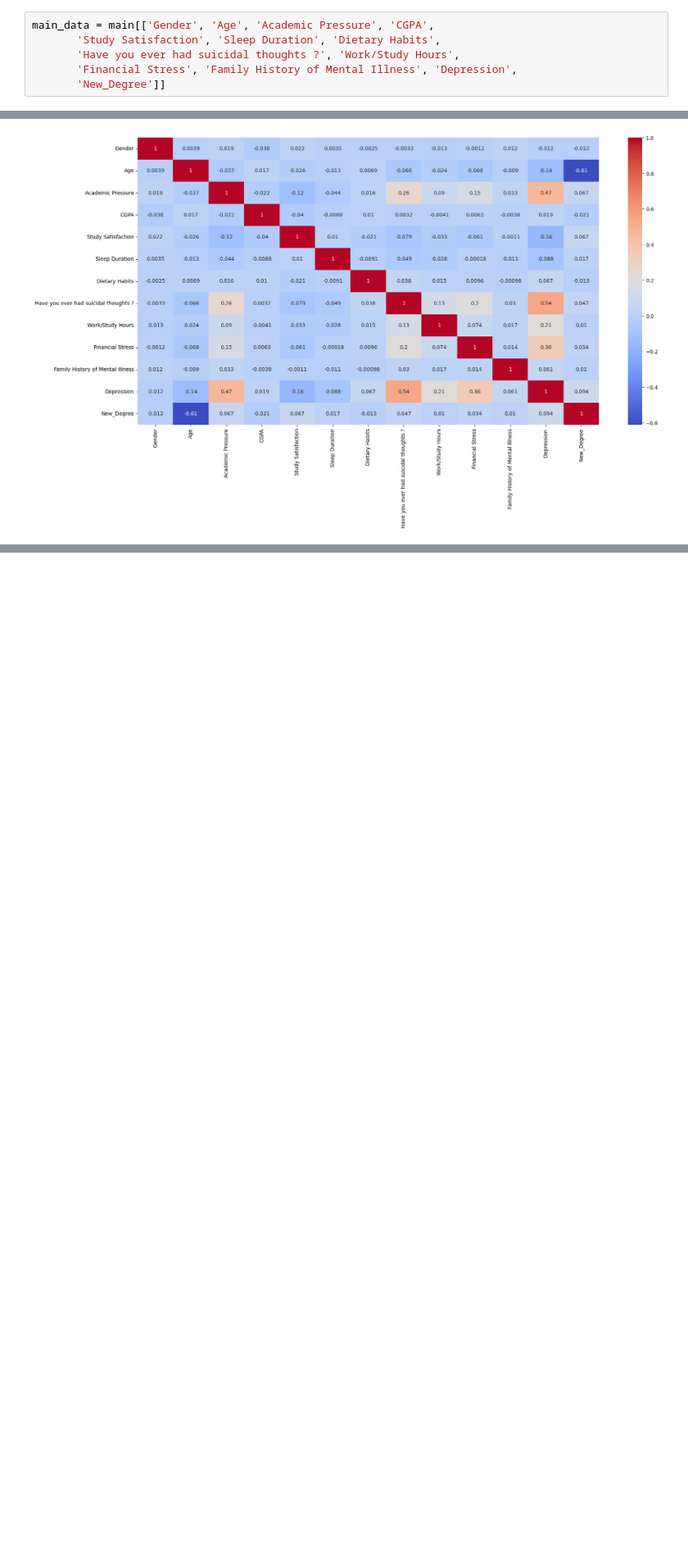
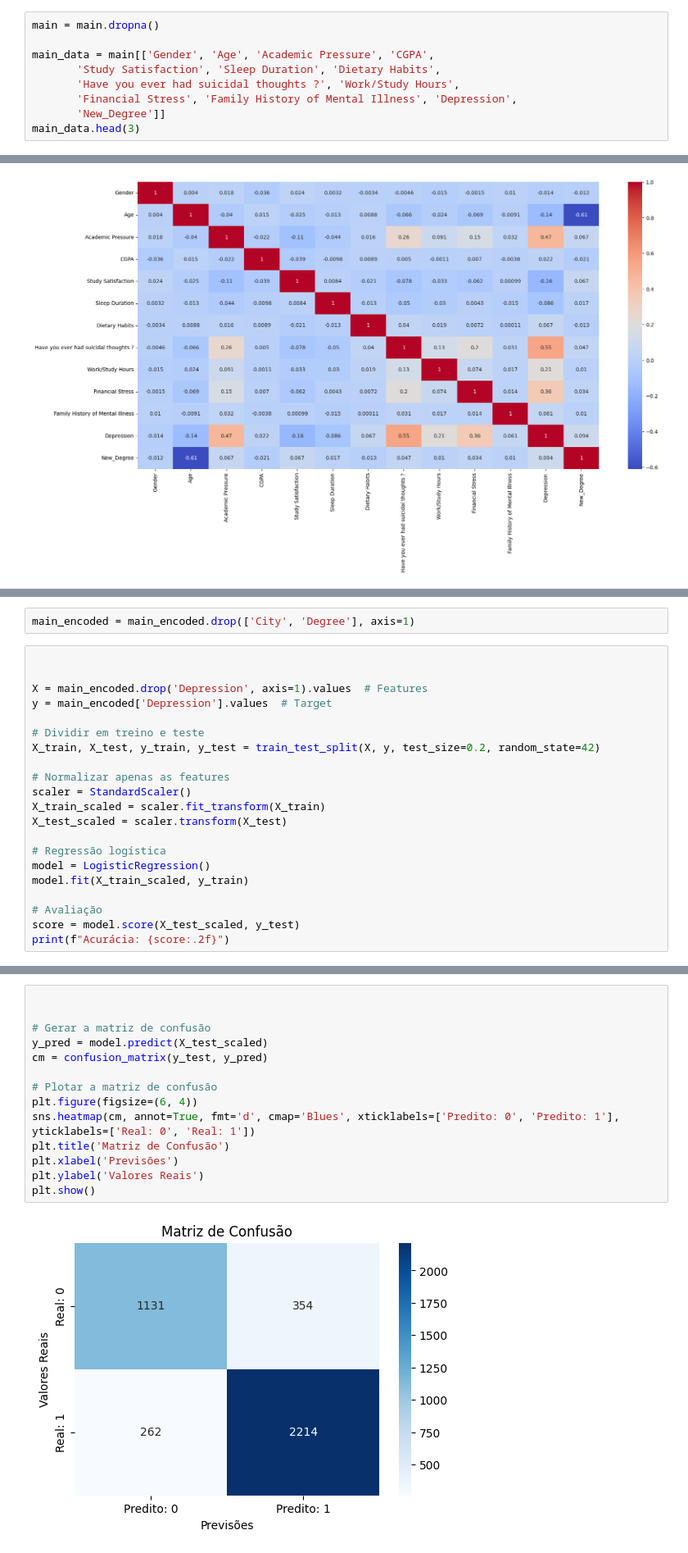
Before and after one commit to saulotp/depression-prediction--logistic-regression, a Jupyter notebook: main.ipynb, the cells around one changed output, grey strips where cells are left out. Shown at 82% size. Saved outputs shown, nothing was run; the diff lists cells and outputs as text; blank space fills up the shorter version.

```diff
--- a/main.ipynb
+++ b/main.ipynb
@@ -378,8 +381,11 @@ main.head(3)
 | 3 | 1 | 28.0 | Varanasi | 3.0 | 5.59 | 2.0 | 2 | ... |
 | 4 | 1 | 25.0 | Jaipur | 4.0 | 8.13 | 3.0 | 1 | ... |
 # %%
+main = main.dropna()
+
 main_data = main[['Gender', 'Age', 'Academic Pressure', 'CGPA',
        'Study Satisfaction', 'Sleep Duration', 'Dietary Habits',
        'Have you ever had suicidal thoughts ?', 'Work/Study Hours',
        'Financial Stress', 'Family History of Mental Illness', 'Depression',
        'New_Degree']]
+main_data.head(3)
@@ -408,0 +450,23 @@ main_data_scaled.describe()
+# %%
+main_encoded = main_encoded.drop(['City', 'Degree'], axis=1)
+# %%
+
+
+X = main_encoded.drop('Depression', axis=1).values  # Features
+y = main_encoded['Depression'].values  # Target
+
+# Dividir em treino e teste
+X_train, X_test, y_train, y_test = train_test_split(X, y, test_size=0.2, random_state=42)
+
+# Normalizar apenas as features
+scaler = StandardScaler()
+X_train_scaled = scaler.fit_transform(X_train)
+X_test_scaled = scaler.transform(X_test)
+
+# Regressão logística
+model = LogisticRegression()
+model.fit(X_train_scaled, y_train)
+
+# Avaliação
+score = model.score(X_test_scaled, y_test)
+print(f"Acurácia: {score:.2f}")
@@ -408,0 +475,16 @@ main_data_scaled.describe()
+# %%
+
+
+# Gerar a matriz de confusão
+y_pred = model.predict(X_test_scaled)
+cm = confusion_matrix(y_test, y_pred)
+
+# Plotar a matriz de confusão
+plt.figure(figsize=(6, 4))
+sns.heatmap(cm, annot=True, fmt='d', cmap='Blues', xticklabels=['Predito: 0', 'Predito: 1'], yticklabels=['Real: 0', 'Real: 1'])
+plt.title('Matriz de Confusão')
+plt.xlabel('Previsões')
+plt.ylabel('Valores Reais')
+plt.show()
+# %% [output]
+[figure, added]
```
Also changed, not shown: parts of 6 cells of this notebook.
